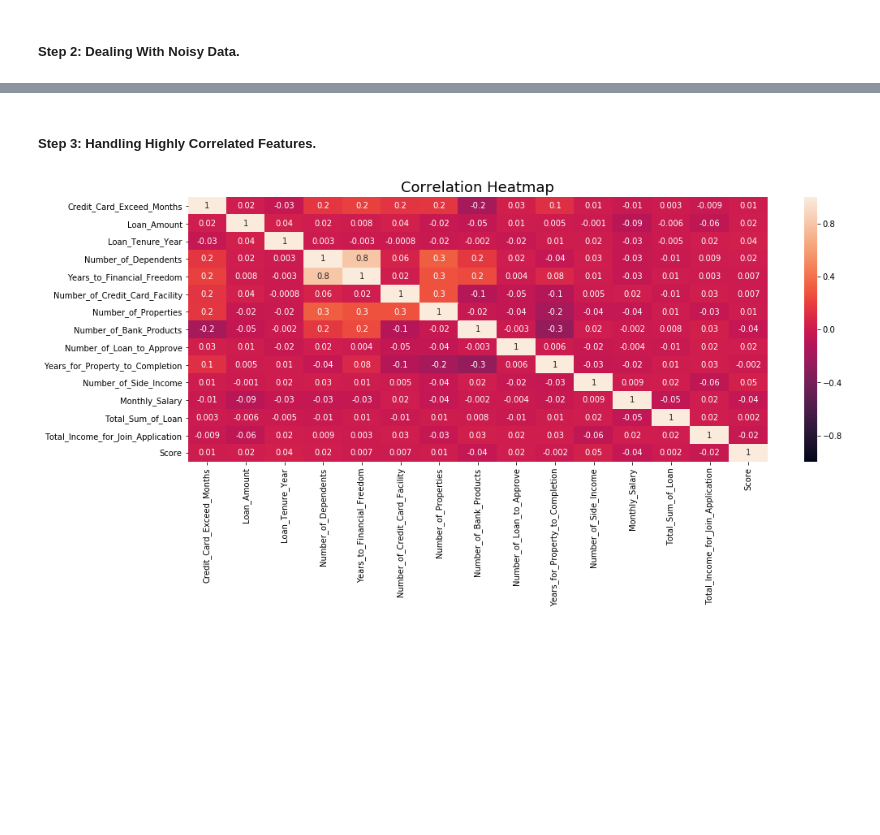
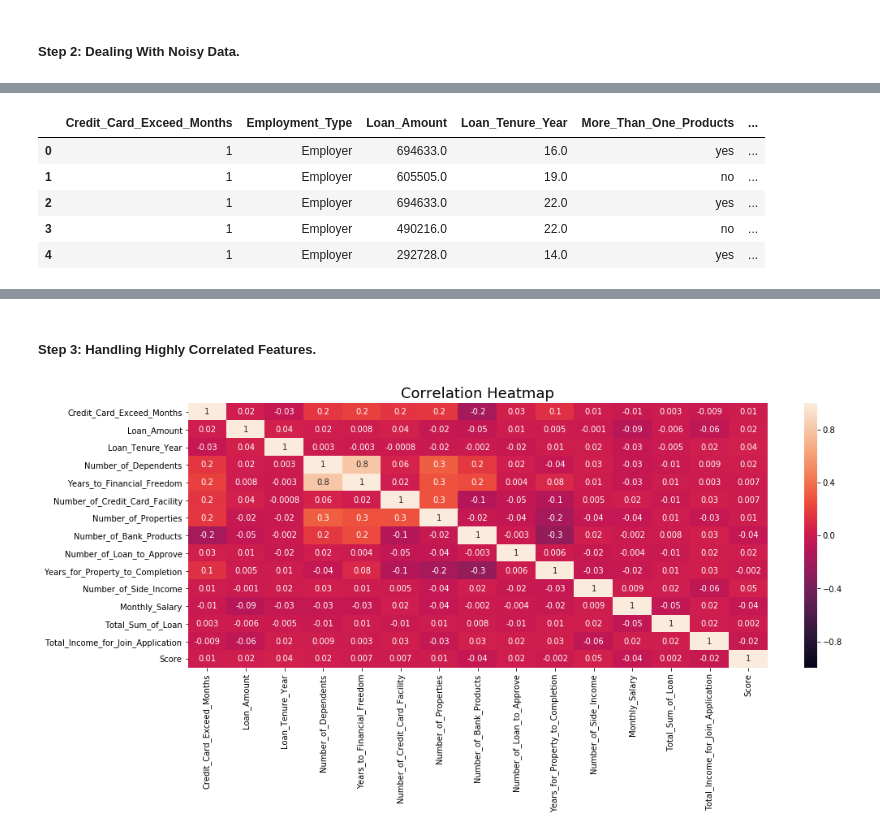
Before and after one commit to wkyg/DataMining, a Jupyter notebook: Project/Project.ipynb, the cells around one changed output, grey strips where cells are left out. Drawn from its saved outputs; the diff is of its cells as text; code cells hidden in the pictures; blank space fills up the shorter version.

```diff
--- a/Project/Project.ipynb
+++ b/Project/Project.ipynb
@@ -98,0 +122,9 @@ KeyError: 'Age_Range'
+# %%
+df1.head()
+# %% [output]
+|  | Credit_Card_Exceed_Months | Employment_Type | Loan_Amount | Loan_Tenure_Year | More_Than_One_Products | ... |
+| 0 | 1 | Employer | 694633.0 | 16.0 | yes | ... |
+| 1 | 1 | Employer | 605505.0 | 19.0 | no | ... |
+| 2 | 1 | Employer | 694633.0 | 22.0 | yes | ... |
+| 3 | 1 | Employer | 490216.0 | 22.0 | no | ... |
+| 4 | 1 | Employer | 292728.0 | 14.0 | yes | ... |
```
Also changed, not shown: parts of 10 cells of this notebook, 1 other file.
